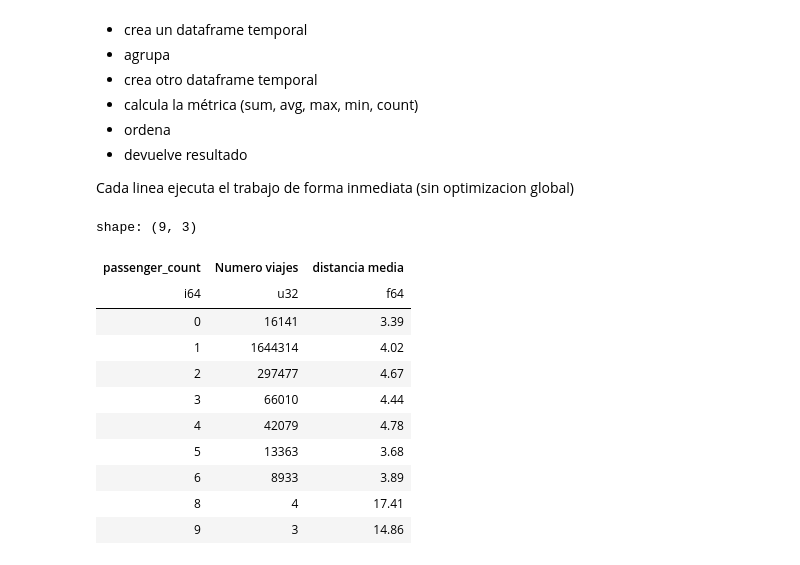
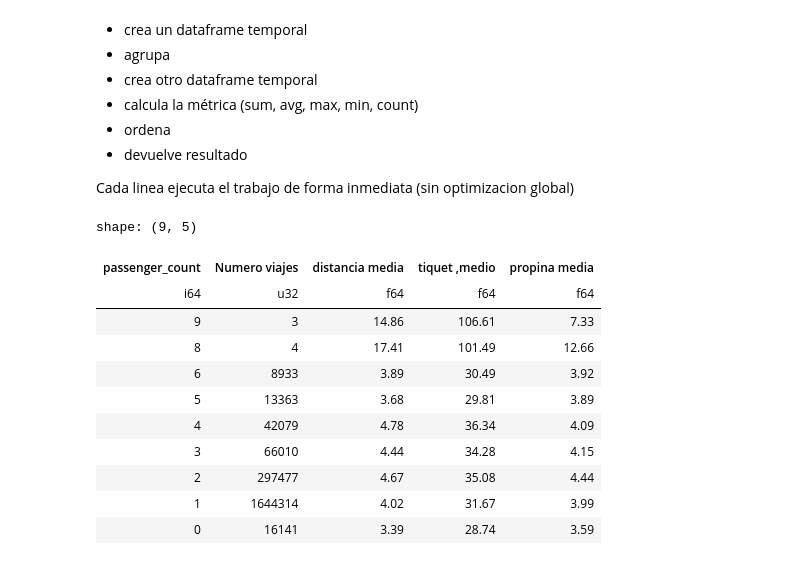
Before and after one commit to rogerloop/2026-04-29_Python3_Ciencia-de-datos-Python-Institute-PCAD-31-Ed2, a Jupyter notebook: 2026-05-04_Python3.ipynb, the cells around one changed output. Drawn from its saved outputs; the diff is of its cells as text; code cells hidden in the pictures.

```diff
--- a/2026-05-04_Python3.ipynb
+++ b/2026-05-04_Python3.ipynb
@@ -170,44 +170,46 @@ Cada linea ejecuta el trabajo de forma inmediata (sin optimizacion global)
 import polars as pl
 
 # 0.path de los ficheros
 
 parquet_file = '/Users/rogerdefez/Documents/Cursos i Llibres/Curso Barcelona Activa/2026-04-29_Python3_Ciencia-de-datos-Python-Institute-PCAD-31-Ed2/Datos_originales/yellow_tripdata_2025-01.parquet'
 
 # 1.  carga inmediata en modo eager
 
 df_taxi_01 = pl.read_parquet(parquet_file)
 
 # 2. Comprobar si se ha cargado bien, visualizamos los 20 primeros
 df_taxi_01.head(20)
 
 # 3. VAmos a filtrar + agrupar + agregar + ordenar
 
 resultado = (
     df_taxi_01
     .filter(
         (pl.col('trip_distance')>1) &
         (pl.col('total_amount')>0) &
         (pl.col('passenger_count').is_not_null())
     )
     .group_by('passenger_count')
     .agg(
         pl.len().alias('Numero viajes'), # numero de viajes
-        pl.col('trip_distance').mean().round(2).alias('distancia media')
+        pl.col('trip_distance').mean().round(2).alias('distancia media'),   # Distancia media
+        pl.col('total_amount').mean().round(2).alias('tiquet ,medio'),      # El precio medio viaje
+        pl.col('tip_amount').mean().round(2).alias('propina media')        # La propina media
     )
-    .sort('passenger_count')
+    .sort('passenger_count', descending=True)
 )
 
 resultado
 # %% [output]
-shape: (9, 3)
+shape: (9, 5)
-| passenger_count | Numero viajes | distancia media |
-| i64 | u32 | f64 |
-| 0 | 16141 | 3.39 |
-| 1 | 1644314 | 4.02 |
-| 2 | 297477 | 4.67 |
-| 3 | 66010 | 4.44 |
-| 4 | 42079 | 4.78 |
-| 5 | 13363 | 3.68 |
-| 6 | 8933 | 3.89 |
-| 8 | 4 | 17.41 |
-| 9 | 3 | 14.86 |
+| passenger_count | Numero viajes | distancia media | tiquet ,medio | propina media |
+| i64 | u32 | f64 | f64 | f64 |
+| 9 | 3 | 14.86 | 106.61 | 7.33 |
+| 8 | 4 | 17.41 | 101.49 | 12.66 |
+| 6 | 8933 | 3.89 | 30.49 | 3.92 |
+| 5 | 13363 | 3.68 | 29.81 | 3.89 |
+| 4 | 42079 | 4.78 | 36.34 | 4.09 |
+| 3 | 66010 | 4.44 | 34.28 | 4.15 |
+| 2 | 297477 | 4.67 | 35.08 | 4.44 |
+| 1 | 1644314 | 4.02 | 31.67 | 3.99 |
+| 0 | 16141 | 3.39 | 28.74 | 3.59 |
```
Also changed, not shown: parts of 2 cells of this notebook.
